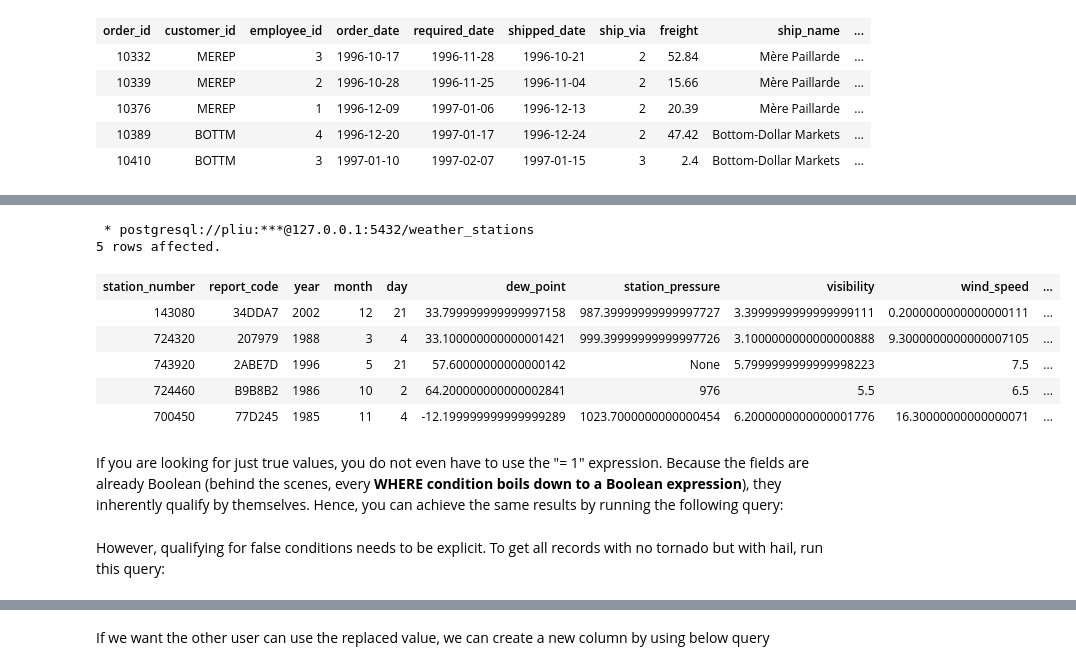
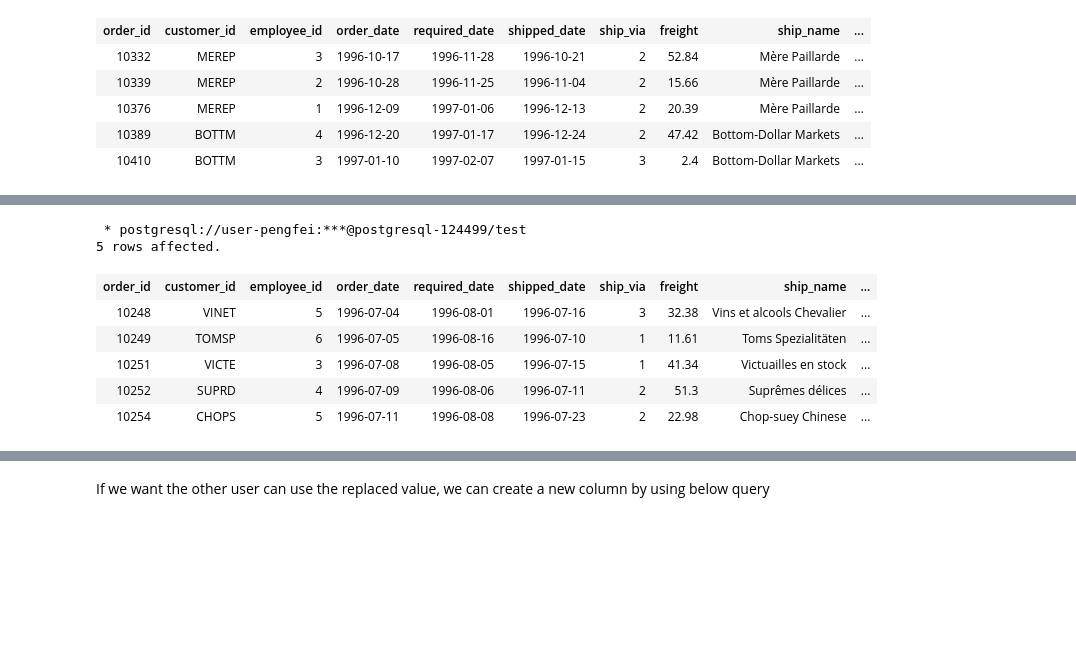
Before and after one commit to pengfei99/LearningSQL, a Jupyter notebook: Insee/notebooks/02.Filtering_data.ipynb, the cells around one changed output, grey strips where cells are left out. Saved outputs shown, nothing was run; the diff lists cells and outputs as text; code cells hidden in the pictures; blank space fills up the shorter version.

Commit message:
finish 02 filtering data

```diff
--- a/Insee/notebooks/02.Filtering_data.ipynb
+++ b/Insee/notebooks/02.Filtering_data.ipynb
@@ -347,17 +352,14 @@ Booleans are true/false values. In the database world, typically **false is expr
 # %%
 %%sql
-select * from station_data
-where tornado=1 AND hail=1
+select * from orders
+where ship_region is null
 limit 5;
 # %% [output]
- * postgresql://pliu:***@127.0.0.1:5432/weather_stations
+ * postgresql://user-pengfei:***@postgresql-124499/test
 5 rows affected.
-| station_number | report_code | year | month | day | dew_point | station_pressure | visibility | wind_speed | ... |
-| 143080 | 34DDA7 | 2002 | 12 | 21 | 33.799999999999997158 | 987.39999999999997727 | 3.3999999999999999111 | 0.2000000000000000111 | ... |
-| 724320 | 207979 | 1988 | 3 | 4 | 33.100000000000001421 | 999.39999999999997726 | 3.1000000000000000888 | 9.3000000000000007105 | ... |
-| 743920 | 2ABE7D | 1996 | 5 | 21 | 57.60000000000000142 | None | 5.7999999999999998223 | 7.5 | ... |
-| 724460 | B9B8B2 | 1986 | 10 | 2 | 64.200000000000002841 | 976 | 5.5 | 6.5 | ... |
-| 700450 | 77D245 | 1985 | 11 | 4 | -12.199999999999999289 | 1023.7000000000000454 | 6.2000000000000001776 | 16.30000000000000071 | ... |
+| order_id | customer_id | employee_id | order_date | required_date | shipped_date | ship_via | freight | ship_name | ... |
+| 10248 | VINET | 5 | 1996-07-04 | 1996-08-01 | 1996-07-16 | 3 | 32.38 | Vins et alcools Chevalier | ... |
+| 10249 | TOMSP | 6 | 1996-07-05 | 1996-08-16 | 1996-07-10 | 1 | 11.61 | Toms Spezialitäten | ... |
+| 10251 | VICTE | 3 | 1996-07-08 | 1996-08-05 | 1996-07-15 | 1 | 41.34 | Victuailles en stock | ... |
+| 10252 | SUPRD | 4 | 1996-07-09 | 1996-08-06 | 1996-07-11 | 2 | 51.3 | Suprêmes délices | ... |
+| 10254 | CHOPS | 5 | 1996-07-11 | 1996-08-08 | 1996-07-23 | 2 | 22.98 | Chop-suey Chinese | ... |
-# %% [markdown]
-If you are looking for just true values, you do not even have to use the "= 1" expression. Because the fields are already Boolean (behind the scenes,
-every **WHERE condition boils down to a Boolean expression**), they inherently qualify by themselves. Hence, you can achieve the same results by running the following query:
@@ -368,2 +365,0 @@ where tornado AND hail;
-# %% [markdown]
-However, qualifying for false conditions needs to be explicit. To get all records with no tornado but with hail, run this query:
```
Also changed, not shown: parts of 30 cells of this notebook, 1 other file.
